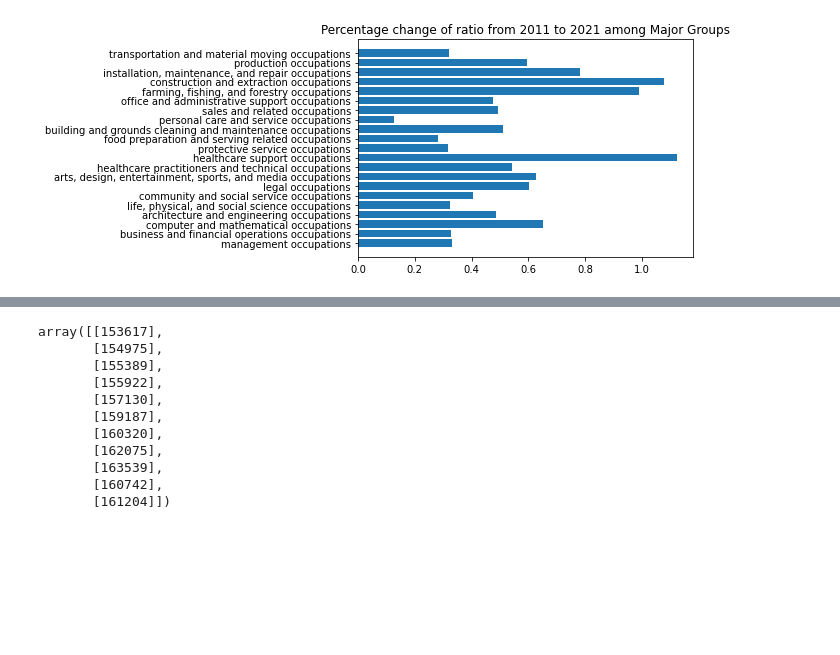
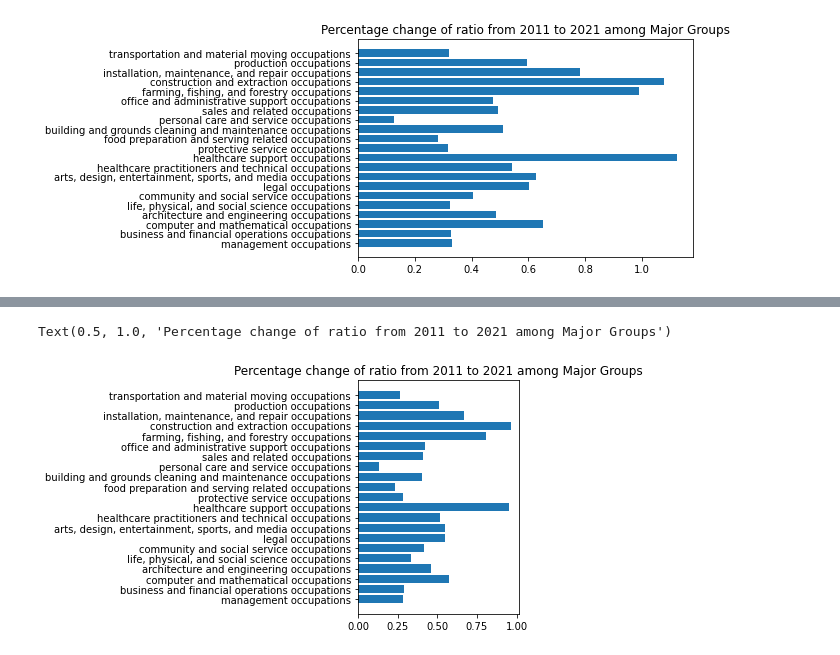
Before and after one commit to terencetan-c/4YP-The-Future-of-Work, a Jupyter notebook: Data cleaning/Data cleaning.ipynb, the cells around one changed output, grey strips where cells are left out. Cells and saved outputs as stored; diff of their text form; code cells hidden in the pictures; blank space fills up the shorter version.

```diff
--- a/Data cleaning/Data cleaning.ipynb
+++ b/Data cleaning/Data cleaning.ipynb
@@ -490,14 +536,0 @@ df
-# %%
-total_arr
-# %% [output]
-array([[153617],
-       [154975],
-       [155389],
-       [155922],
-       [157130],
-       [159187],
-       [160320],
-       [162075],
-       [163539],
-       [160742],
-       [161204]])
@@ -505,0 +537,14 @@ total_arr=np.array([[153617,154975,155389,155922,157130,159187,160320,162075,163
+# %%
+# Elderly to total ratio
+
+prop_two_years=prop_major[(prop_major['Year']==2021)|(prop_major['Year']==2011)]
+prop_2011=prop_two_years.loc[prop_two_years['Year']==2011,'Elderly proportion'].to_numpy()
+prop_2021=prop_two_years.loc[prop_two_years['Year']==2021,'Elderly proportion'].to_numpy()
+percentage_change = pd.DataFrame(np.concatenate([prop_two_years.drop_duplicates('Occupation')['Occupation'].to_numpy().reshape(21,1),((prop_2021-prop_2011)/prop_2011).reshape(21,1)],axis=1))
+percentage_change = percentage_change.sort_values([1],ascending=True)
+
+plt.barh(prop_two_years.drop_duplicates('Occupation')['Occupation'],(prop_2021-prop_2011)/prop_2011)
+plt.title('Percentage change of ratio from 2011 to 2021 among Major Groups')        # Percentage change of ratio from 2011 to 2021 among Major Groups
+# %% [output]
+Text(0.5, 1.0, 'Percentage change of ratio from 2011 to 2021 among Major Groups')
+[figure, added]
```
Also changed, not shown: parts of 15 cells of this notebook, 20 other files.
